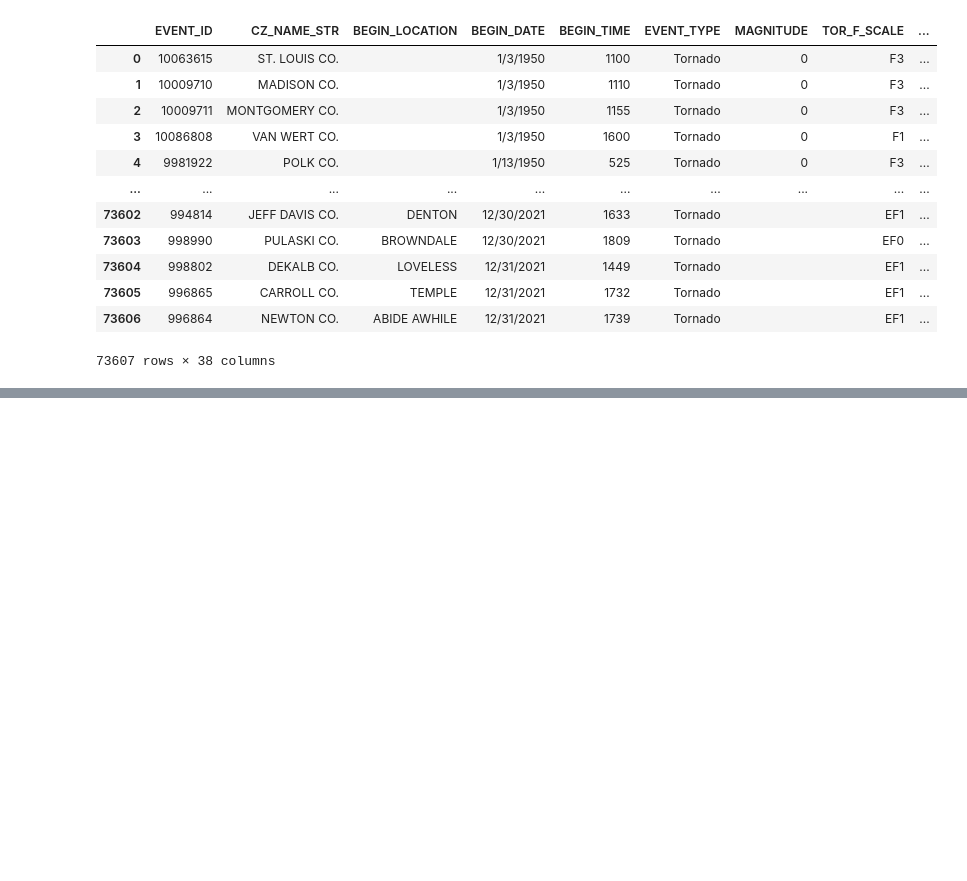
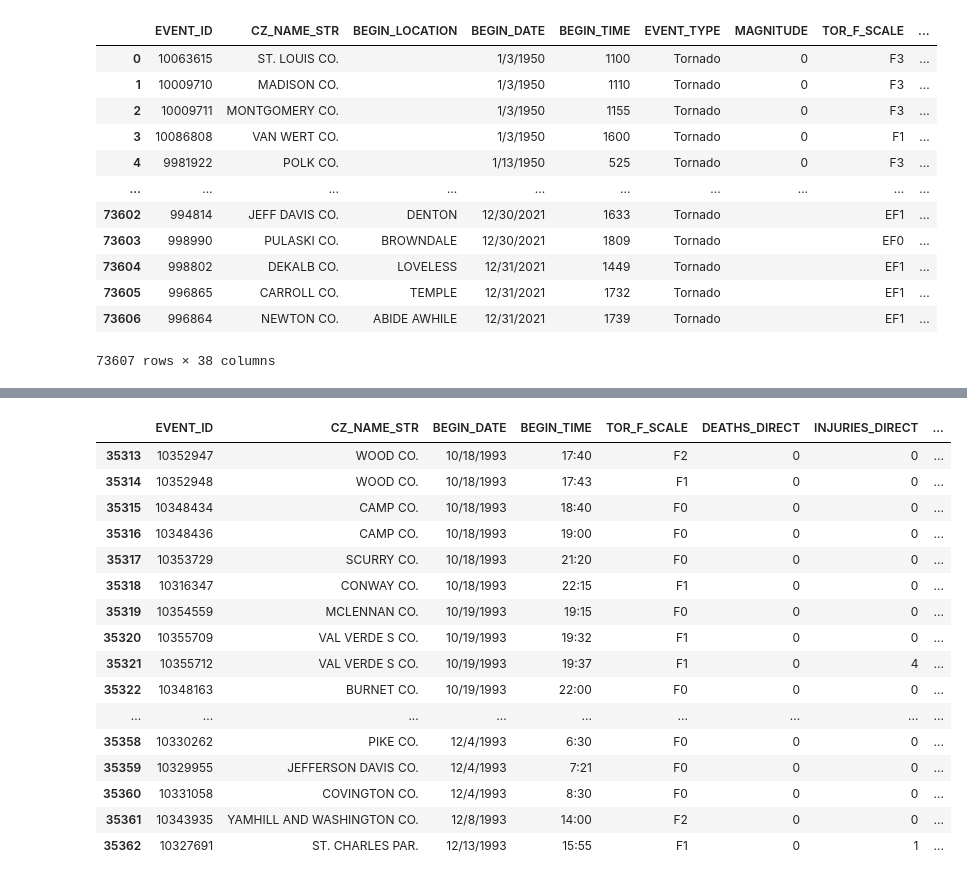
Before and after one commit to SaraLStinson/final_capstone, a Jupyter notebook: Notebook/Sara Stinson Final Capstone.ipynb, the cells around one changed output, grey strips where cells are left out. Saved outputs shown, nothing was run; the diff lists cells and outputs as text; code cells hidden in the pictures; blank space fills up the shorter version.

Commit message:
more work in Tableau done

```diff
--- a/Notebook/Sara Stinson Final Capstone.ipynb
+++ b/Notebook/Sara Stinson Final Capstone.ipynb
@@ -177,0 +214,20 @@ tornado_years
+# %%
+tornado_years.loc[tornado_years['BEGIN_YEAR'] == '1993'].tail(50)
+# %% [output]
+|  | EVENT_ID | CZ_NAME_STR | BEGIN_DATE | BEGIN_TIME | TOR_F_SCALE | DEATHS_DIRECT | INJURIES_DIRECT | ... |
+| 35313 | 10352947 | WOOD CO. | 10/18/1993 | 17:40 | F2 | 0 | 0 | ... |
+| 35314 | 10352948 | WOOD CO. | 10/18/1993 | 17:43 | F1 | 0 | 0 | ... |
+| 35315 | 10348434 | CAMP CO. | 10/18/1993 | 18:40 | F0 | 0 | 0 | ... |
+| 35316 | 10348436 | CAMP CO. | 10/18/1993 | 19:00 | F0 | 0 | 0 | ... |
+| 35317 | 10353729 | SCURRY CO. | 10/18/1993 | 21:20 | F0 | 0 | 0 | ... |
+| 35318 | 10316347 | CONWAY CO. | 10/18/1993 | 22:15 | F1 | 0 | 0 | ... |
+| 35319 | 10354559 | MCLENNAN CO. | 10/19/1993 | 19:15 | F0 | 0 | 0 | ... |
+| 35320 | 10355709 | VAL VERDE S CO. | 10/19/1993 | 19:32 | F1 | 0 | 0 | ... |
+| 35321 | 10355712 | VAL VERDE S CO. | 10/19/1993 | 19:37 | F1 | 0 | 4 | ... |
+| 35322 | 10348163 | BURNET CO. | 10/19/1993 | 22:00 | F0 | 0 | 0 | ... |
+| ... | ... | ... | ... | ... | ... | ... | ... | ... |
+| 35358 | 10330262 | PIKE CO. | 12/4/1993 | 6:30 | F0 | 0 | 0 | ... |
+| 35359 | 10329955 | JEFFERSON DAVIS CO. | 12/4/1993 | 7:21 | F0 | 0 | 0 | ... |
+| 35360 | 10331058 | COVINGTON CO. | 12/4/1993 | 8:30 | F0 | 0 | 0 | ... |
+| 35361 | 10343935 | YAMHILL AND WASHINGTON CO. | 12/8/1993 | 14:00 | F2 | 0 | 0 | ... |
+| 35362 | 10327691 | ST. CHARLES PAR. | 12/13/1993 | 15:55 | F1 | 0 | 1 | ... |
```
Also changed, not shown: parts of 18 cells of this notebook, 1 other file.
